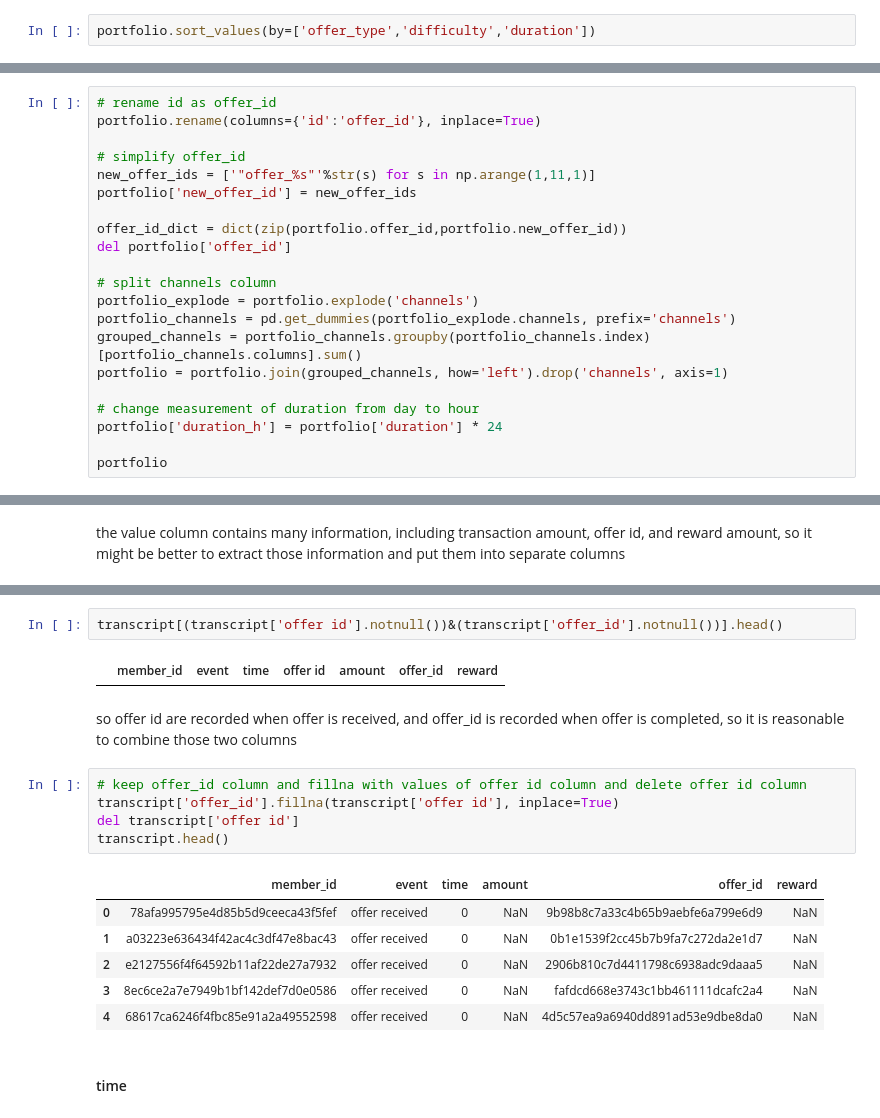
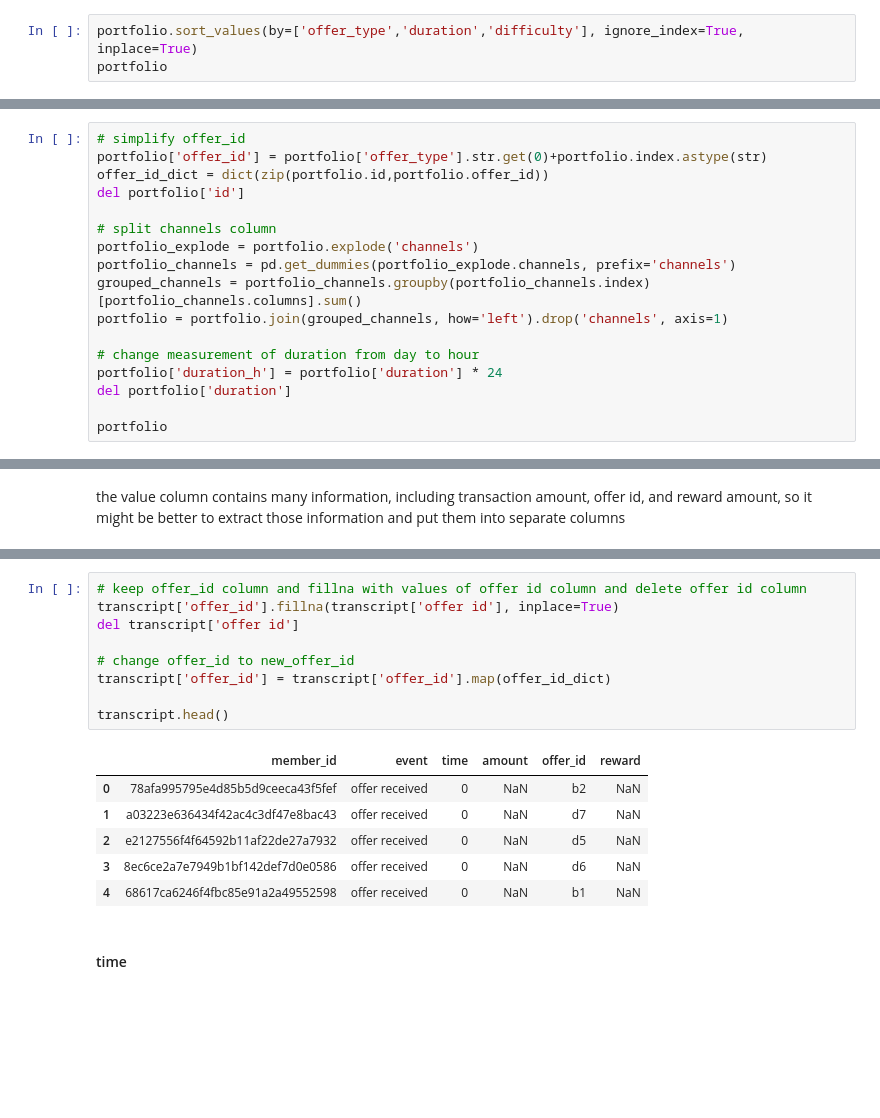
Before and after one commit to anqi-guo/udacity-MLND, a Jupyter notebook: project3_customer_segmentation/Starbucks_Capstone_notebook.ipynb, the cells around one changed output, grey strips where cells are left out. Drawn from its saved outputs; the diff is of its cells as text; blank space fills up the shorter version.

```diff
--- a/project3_customer_segmentation/Starbucks_Capstone_notebook.ipynb
+++ b/project3_customer_segmentation/Starbucks_Capstone_notebook.ipynb
@@ -52,4 +50,5 @@ this dataframe consists of information about rewards, and luckily no unknown val
 # %%
-portfolio.sort_values(by=['offer_type','difficulty','duration'])
+portfolio.sort_values(by=['offer_type','duration','difficulty'], ignore_index=True, inplace=True)
+portfolio
 # %% [output]
 |  | reward | channels | difficulty | duration | offer_type | id |
@@ -71,13 +65,8 @@ this reward program provides 3 different offer types, bogo, discount, and inform
 # %%
-# rename id as offer_id
-portfolio.rename(columns={'id':'offer_id'}, inplace=True)
-
 # simplify offer_id
-new_offer_ids = ['"offer_%s"'%str(s) for s in np.arange(1,11,1)]
-portfolio['new_offer_id'] = new_offer_ids
-
-offer_id_dict = dict(zip(portfolio.offer_id,portfolio.new_offer_id))
-del portfolio['offer_id']
+portfolio['offer_id'] = portfolio['offer_type'].str.get(0)+portfolio.index.astype(str)
+offer_id_dict = dict(zip(portfolio.id,portfolio.offer_id))
+del portfolio['id']
 
 # split channels column
 portfolio_explode = portfolio.explode('channels')
@@ -87,6 +76,7 @@ portfolio = portfolio.join(grouped_channels, how='left').drop('channels', axis=1
 
 # change measurement of duration from day to hour
 portfolio['duration_h'] = portfolio['duration'] * 24
+del portfolio['duration']
 
 portfolio
 # %% [output]
@@ -367,21 +324,19 @@ transcript[transcript['offer_id'].notnull()].head()
-# %%
-transcript[(transcript['offer id'].notnull())&(transcript['offer_id'].notnull())].head()
-# %% [output]
-|  | member_id | event | time | offer id | amount | offer_id | reward |
-# %% [markdown]
-so offer id are recorded when offer is received, and offer_id is recorded when offer is completed, so it is reasonable to combine those two columns
 # %%
 # keep offer_id column and fillna with values of offer id column and delete offer id column
 transcript['offer_id'].fillna(transcript['offer id'], inplace=True)
 del transcript['offer id']
+
+# change offer_id to new_offer_id
+transcript['offer_id'] = transcript['offer_id'].map(offer_id_dict)
+
 transcript.head()
 # %% [output]
 |  | member_id | event | time | amount | offer_id | reward |
-| 0 | 78afa995795e4d85b5d9ceeca43f5fef | offer received | 0 | NaN | 9b98b8c7a33c4b65b9aebfe6a799e6d9 | NaN |
-| 1 | a03223e636434f42ac4c3df47e8bac43 | offer received | 0 | NaN | 0b1e1539f2cc45b7b9fa7c272da2e1d7 | NaN |
-| 2 | e2127556f4f64592b11af22de27a7932 | offer received | 0 | NaN | 2906b810c7d4411798c6938adc9daaa5 | NaN |
-| 3 | 8ec6ce2a7e7949b1bf142def7d0e0586 | offer received | 0 | NaN | fafdcd668e3743c1bb461111dcafc2a4 | NaN |
-| 4 | 68617ca6246f4fbc85e91a2a49552598 | offer received | 0 | NaN | 4d5c57ea9a6940dd891ad53e9dbe8da0 | NaN |
+| 0 | 78afa995795e4d85b5d9ceeca43f5fef | offer received | 0 | NaN | b2 | NaN |
+| 1 | a03223e636434f42ac4c3df47e8bac43 | offer received | 0 | NaN | d7 | NaN |
+| 2 | e2127556f4f64592b11af22de27a7932 | offer received | 0 | NaN | d5 | NaN |
+| 3 | 8ec6ce2a7e7949b1bf142def7d0e0586 | offer received | 0 | NaN | d6 | NaN |
+| 4 | 68617ca6246f4fbc85e91a2a49552598 | offer received | 0 | NaN | b1 | NaN |
 # %% [markdown]
 #### time
 # %%
```
Also changed, not shown: parts of 184 cells of this notebook, 25 other files.
